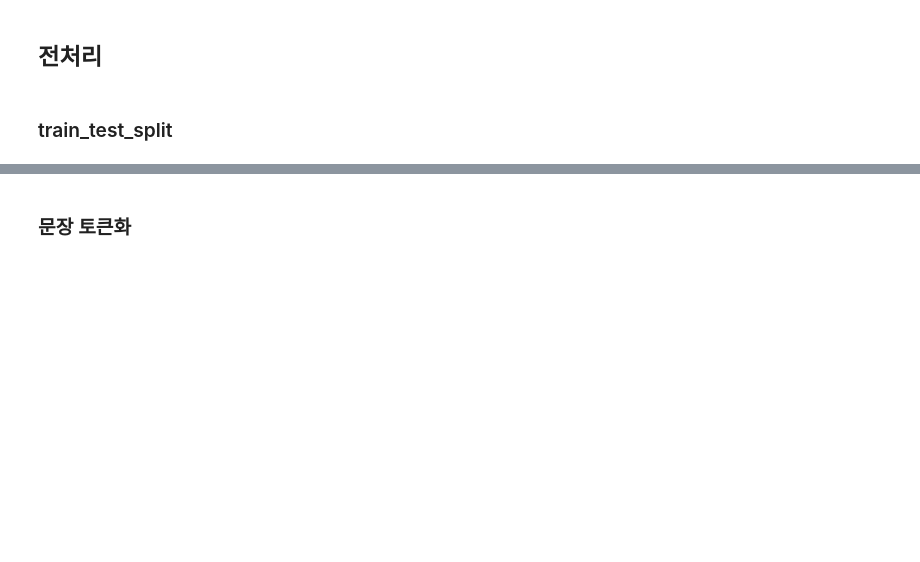
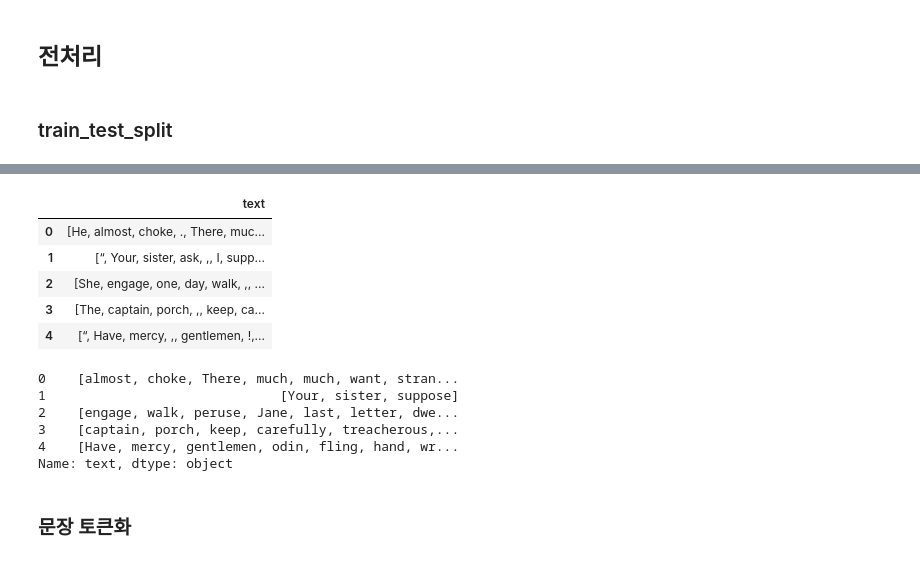
Before and after one commit to dss-14th/ml-repo-6, a Jupyter notebook: 02_novel_ai/02_author_check_project.ipynb, the cells around one changed output, grey strips where cells are left out. Saved outputs shown, nothing was run; the diff lists cells and outputs as text; code cells hidden in the pictures; blank space fills up the shorter version.

```diff
--- a/02_novel_ai/02_author_check_project.ipynb
+++ b/02_novel_ai/02_author_check_project.ipynb
@@ -101,0 +130,21 @@ y = train.loc[:, 'author']
+# %%
+from nltk.stem import WordNetLemmatizer
+text['text'] = text['text'].apply(lambda x: [WordNetLemmatizer().lemmatize(word, pos='v') for word in x])
+text.head()
+# %% [output]
+|  | text |
+| 0 | [He, almost, choke, ., There, muc... |
+| 1 | [“, Your, sister, ask, ,, I, supp... |
+| 2 | [She, engage, one, day, walk, ,, ... |
+| 3 | [The, captain, porch, ,, keep, ca... |
+| 4 | [“, Have, mercy, ,, gentlemen, !,... |
+# %%
+tokenized_doc = text['text'].apply(lambda x : [word for word in x if len(word) > 3])
+tokenized_doc[:5]
+# %% [output]
+0    [almost, choke, There, much, much, want, stran...
+1                              [Your, sister, suppose]
+2    [engage, walk, peruse, Jane, last, letter, dwe...
+3    [captain, porch, keep, carefully, treacherous,...
+4    [Have, mercy, gentlemen, odin, fling, hand, wr...
+Name: text, dtype: object
```
Also changed, not shown: parts of 7 cells of this notebook, 1 other file.
